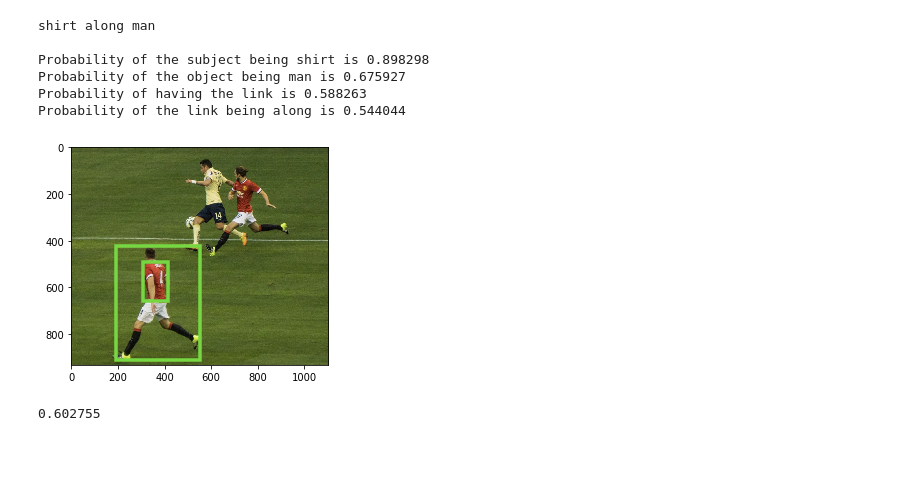
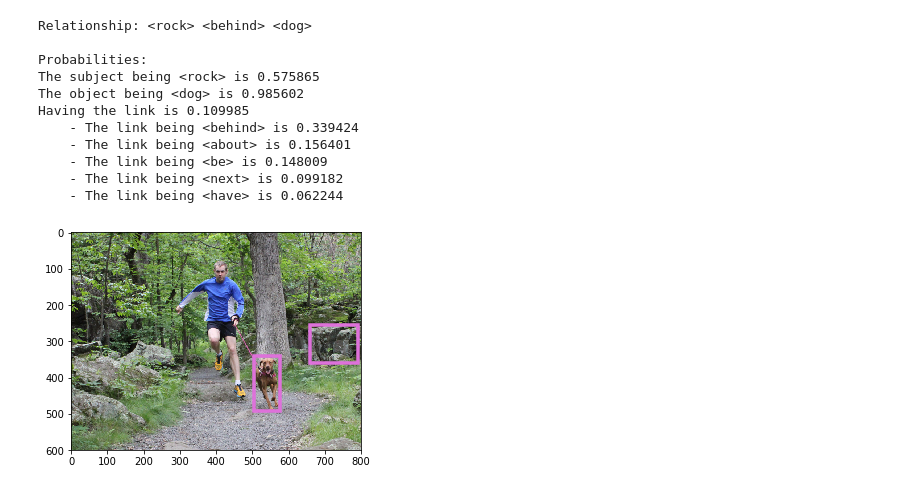
Before and after one commit to hetong007/gluon-cv, a Jupyter notebook: scripts/scene-graph/frcnn-demo.ipynb, the cells around one changed output. Drawn from its saved outputs; the diff is of its cells as text; code cells hidden in the pictures; blank space fills up the shorter version.

```diff
--- a/scripts/scene-graph/frcnn-demo.ipynb
+++ b/scripts/scene-graph/frcnn-demo.ipynb
@@ -105,8 +118,8 @@ N_relations = 50
 N_objects = 150
 ctx=mx.cpu()
 
-net = EdgeGCN(in_feats=49, n_hidden=32, n_classes=N_relations, n_obj_classes=N_objects,
-              n_layers=3, activation=nd.relu,
+net = EdgeGCN(in_feats=49, n_hidden=32, n_classes=N_relations,
+              n_layers=2, activation=nd.relu,
               box_feat_ext='mobilenet1.0', pretrained_base=False, ctx=ctx)
 '''
 # net.initialize(ctx=ctx)
@@ -119,7 +132,7 @@ trainer = gluon.Trainer(net.collect_params(), 'adam',
 for k, v in net._box_feat_ext.collect_params().items():
     v.grad_req = 'null'
 '''
-net.load_parameters('params/model-9.params', ctx=ctx)
+net.load_parameters('params/model-1.params', ctx=ctx)
 # %%
 @mx.metric.register
 @mx.metric.alias('auc')
@@ -157,7 +170,7 @@ class AUCMetric(mx.metric.EvalMetric):
         self.sum_metric += area / total_area
         self.num_inst += 1
 # %%
-def _build_complete_graph(bbox, scores, img, feat_ind, cls_pred, thr=0.5):
+def _build_complete_graph(bbox, scores, img, feat_ind, spatial_feat, cls_pred, thr=0.5):
     bbox_list = []
     bbox_np_list = []
     roi_ind = []
@@ -167,7 +180,7 @@ def _build_complete_graph(bbox, scores, img, feat_ind, cls_pred, thr=0.5):
             detect_ind.append(i)
             bbox_list.append(bbox[i])
             bbox_np_list.append(bbox[i].asnumpy())
-            roi_ind.append(i)
+            roi_ind.append(int(feat_ind[i].asscalar()))
 
     N = len(bbox_list)
     bbox = mx.nd.stack(*bbox_list)
@@ -189,9 +202,10 @@ def _build_complete_graph(bbox, scores, img, feat_ind, cls_pred, thr=0.5):
     bbox[:,1] /= img_shape[2]
     bbox[:,2] /= img_shape[3]
     bbox[:,3] /= img_shape[2]
-    g.ndata['bbox'] = bbox
-    g.ndata['images'] = node_imgs
-    g.ndata['node_class_pred'] = cls_pred[roi_ind,0:150]
+    g.ndata['pred_bbox'] = bbox
+    # g.ndata['images'] = node_imgs
+    g.ndata['node_feat'] = spatial_feat[roi_ind,]
+    g.ndata['node_class_pred'] = cls_pred[roi_ind,]
     return g, detect_ind
 # %%
 vg_val = gcv.data.VGRelation(top_frequent_rel=N_relations, top_frequent_obj=N_objects,
@@ -212,8 +227,9 @@ import numpy as np
 import pickle
 import matplotlib.pyplot as plt
 import cv2
+plt.rcParams["figure.figsize"]=10,10
 
-x, orig_img = gcv.data.transforms.presets.rcnn.load_test('soccer.png')
+x, orig_img = gcv.data.transforms.presets.rcnn.load_test('running.jpg')
 
 plt.imshow(orig_img)
 plt.show()
@@ -229,6 +245,6 @@ plt.show()
 # %%
 from gluoncv.data.transforms.pose import crop_resize_normalize
-g, detection_ind = _build_complete_graph(bboxes[0], scores[0], orig_img, feat_ind[0], cls_pred[0])
+g, detect_ind = _build_complete_graph(bboxes[0], scores[0], orig_img, feat_ind[0], spatial_feat[0], cls_pred[0])
 # %%
 g
 # %% [output]
@@ -255,34 +306,36 @@ node_dst = node_ids[1].asnumpy()
 # %%
-i = 2
+i = 15
 bbox_ind = [node_src[i], node_dst[i]]
 
 sub_node_ind = int(box_ids[0][detect_ind[node_src[i]]].asscalar())
 ob_node_ind = int(box_ids[0][detect_ind[node_dst[i]]].asscalar())
 sub = class_names[sub_node_ind]
 ob = class_names[ob_node_ind]
 
 rel_prob = nd.softmax(g.edata['preds'][eid[i]]).asnumpy()
-rel_ind = int(rel_prob.argmax())
-rel = rel_names[rel_ind]
+rel_ind = rel_prob.argsort()[::-1]
+rel = rel_names[rel_ind[0]]
 
-print("%s %s %s\n"%(sub, rel, ob))
-print('Probability of the subject being %s is %f'%(sub, scores[0, detect_ind[node_src[i]], 0].asscalar()))
-print('Probability of the object being %s is %f'%(ob, scores[0, detect_ind[node_dst[i]], 0].asscalar()))
-print('Probability of having the link is %f'%(link_prob[eid[i]]))
-print('Probability of the link being %s is %f'%(rel, rel_prob[rel_ind]))
+print("Relationship: <%s> <%s> <%s>\n"%(sub, rel, ob))
+print("Probabilities:")
+print('The subject being <%s> is %f'%(sub, scores[0, detect_ind[node_src[i]], 0].asscalar()))
+print('The object being <%s> is %f'%(ob, scores[0, detect_ind[node_dst[i]], 0].asscalar()))
+print('Having the link is %f'%(link_prob[eid[i]]))
+for j in range(5):
+    print('    - The link being <%s> is %f'%(rel_names[rel_ind[j]], rel_prob[rel_ind[j]]))
 
-
-ax = gcv.utils.viz.plot_bbox(img, mx.nd.array(g.ndata['bbox'][bbox_ind,:]), absolute_coordinates=False)
+ax = gcv.utils.viz.plot_bbox(orig_img, mx.nd.array(g.ndata['pred_bbox'][bbox_ind,:]), absolute_coordinates=False)
 plt.show()
 # %% [output]
-shirt along man
+Relationship: <rock> <behind> <dog>
 
-Probability of the subject being shirt is 0.898298
-Probability of the object being man is 0.675927
-Probability of having the link is 0.588263
-Probability of the link being along is 0.544044
+Probabilities:
+The subject being <rock> is 0.575865
+The object being <dog> is 0.985602
+Having the link is 0.109985
+    - The link being <behind> is 0.339424
+    - The link being <about> is 0.156401
+    - The link being <be> is 0.148009
+    - The link being <next> is 0.099182
+    - The link being <have> is 0.062244
-[figure, old version]
+[figure, new version]
-# %%
-scores[0, detect_ind[node_src[i]], 0].asscalar()
-# %% [output]
-0.602755
```
Also changed, not shown: parts of 8 cells of this notebook, 4 other files.
